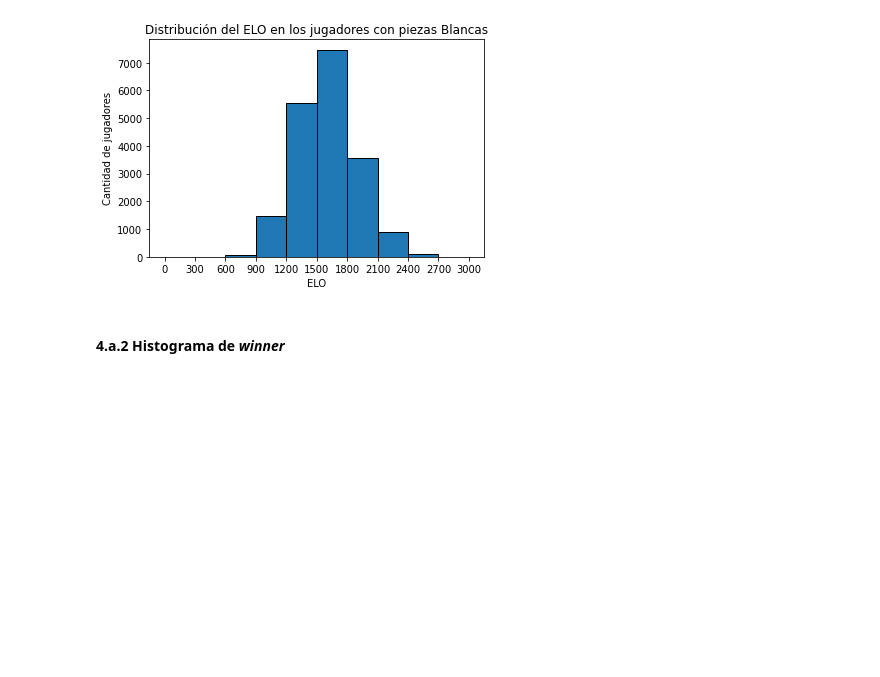
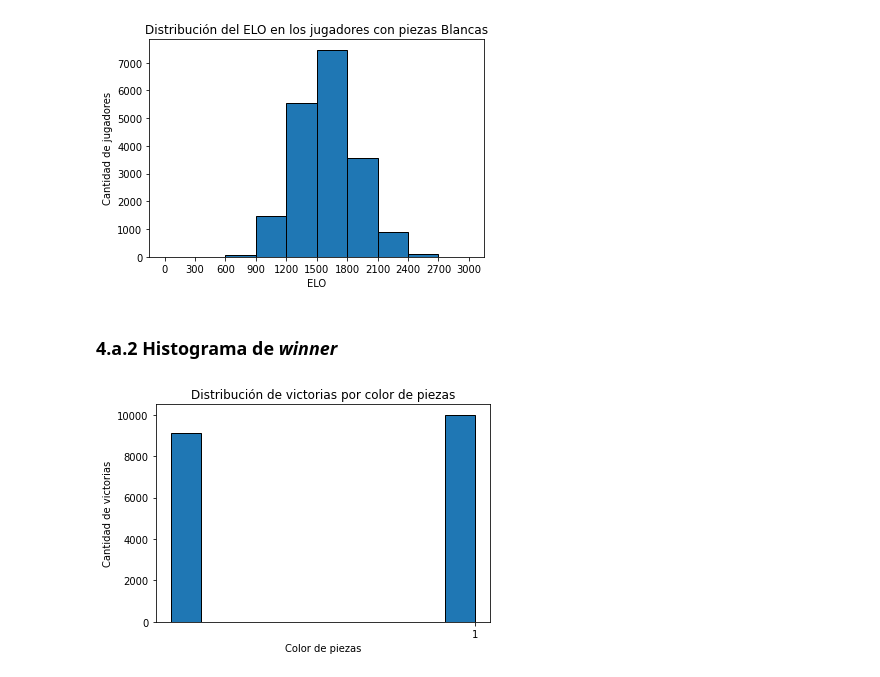
Before and after one commit to esteban062000/Big-Data-II-2021, a Jupyter notebook: tareas/tarea_2/notebook_tarea_2.ipynb, the cells around one changed output. Saved outputs shown, nothing was run; the diff lists cells and outputs as text; code cells hidden in the pictures; blank space fills up the shorter version.

Commit message:
Parte 4.a Histogramas

```diff
--- a/tareas/tarea_2/notebook_tarea_2.ipynb
+++ b/tareas/tarea_2/notebook_tarea_2.ipynb
@@ -138,4 +138,14 @@ plt.show()
 # %% [output]
 [figure]
 # %% [markdown]
-#### 4.a.2 Histograma de *winner*
+### 4.a.2 Histograma de *winner*
+# %%
+plt.title('Distribución de victorias por color de piezas')
+plt.xlabel('Color de piezas')
+plt.ylabel('Cantidad de victorias')
+plt.hist(data['winner'],  edgecolor="k")
+bins = [1]
+plt.xticks(bins)
+plt.show()
+# %% [output]
+[figure, added]
```
Also changed, not shown: parts of 3 cells of this notebook.
